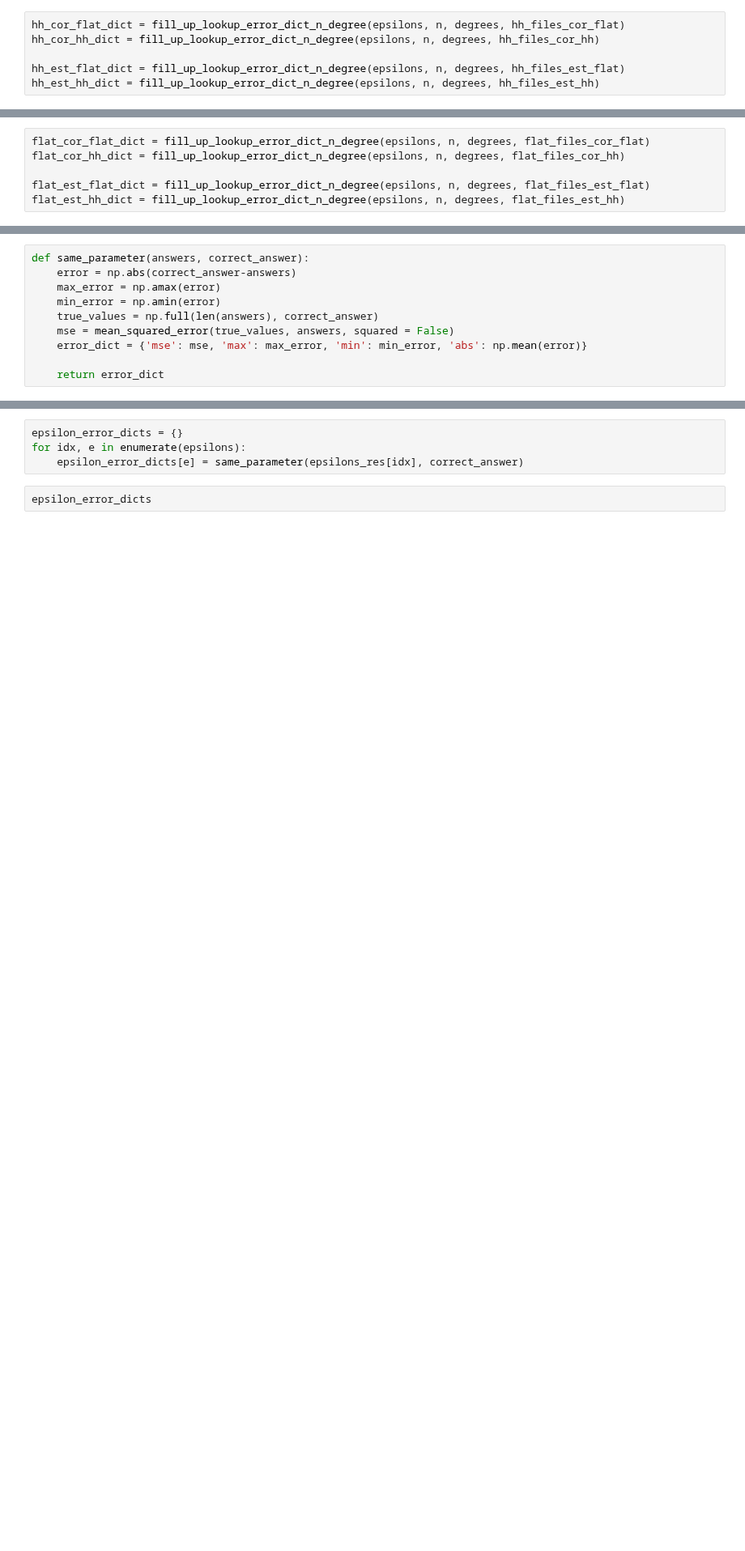
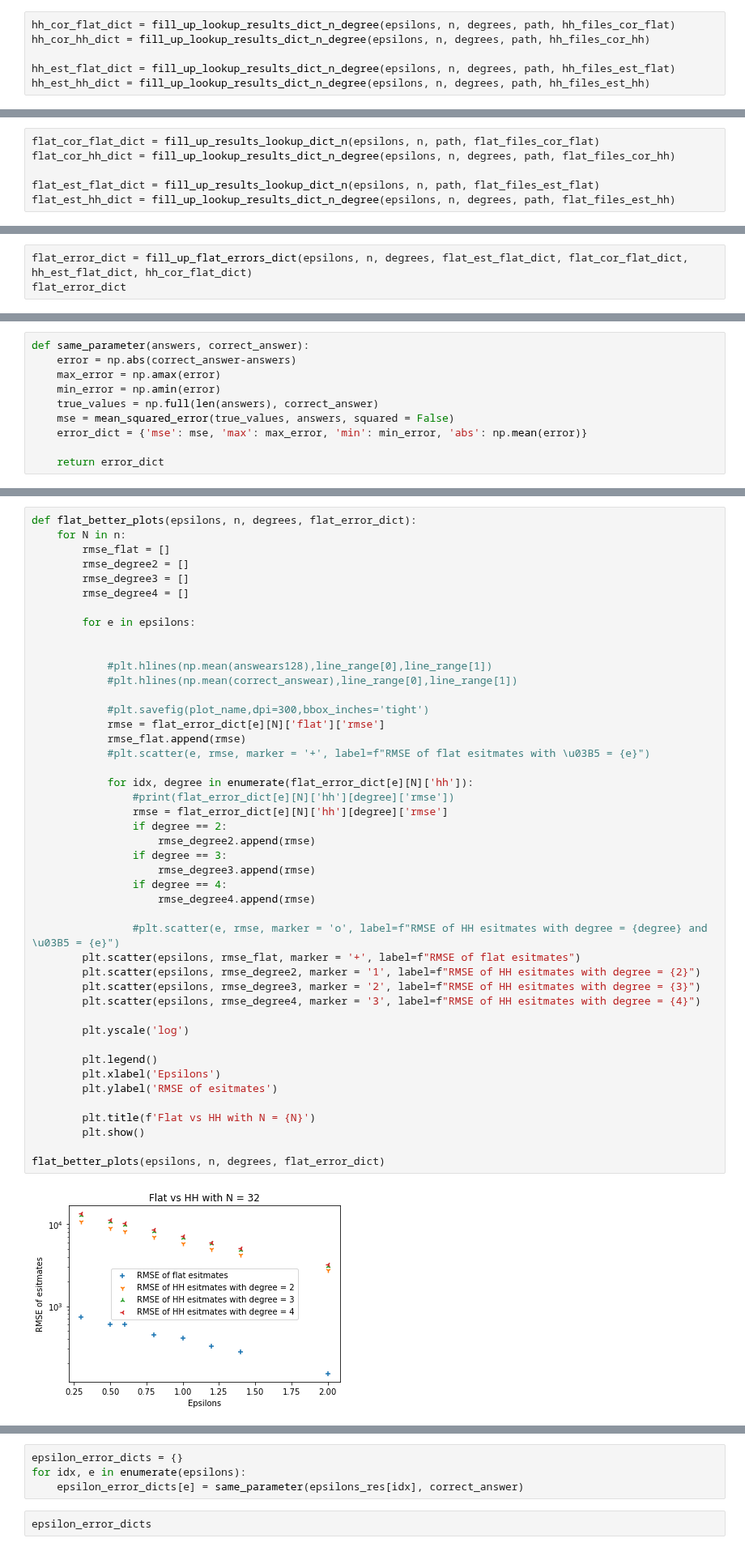
Before and after one commit to j-friis/Bachelors-Thesis, a Jupyter notebook: src/analysis_local_hh_vs_flat.ipynb, the cells around one changed output, grey strips where cells are left out. Shown at 81% size. Saved outputs shown, nothing was run; the diff lists cells and outputs as text; blank space fills up the shorter version.

Commit message:
Add plots

```diff
--- a/src/analysis_local_hh_vs_flat.ipynb
+++ b/src/analysis_local_hh_vs_flat.ipynb
@@ -128,7 +163,7 @@ hh_files_est_hh = hh_files_est[144+1:]
 # %%
-hh_cor_flat_dict = fill_up_lookup_error_dict_n_degree(epsilons, n, degrees, hh_files_cor_flat)
-hh_cor_hh_dict = fill_up_lookup_error_dict_n_degree(epsilons, n, degrees, hh_files_cor_hh)
+hh_cor_flat_dict = fill_up_lookup_results_dict_n_degree(epsilons, n, degrees, path, hh_files_cor_flat)
+hh_cor_hh_dict = fill_up_lookup_results_dict_n_degree(epsilons, n, degrees, path, hh_files_cor_hh)
 
-hh_est_flat_dict = fill_up_lookup_error_dict_n_degree(epsilons, n, degrees, hh_files_est_flat)
-hh_est_hh_dict = fill_up_lookup_error_dict_n_degree(epsilons, n, degrees, hh_files_est_hh)
+hh_est_flat_dict = fill_up_lookup_results_dict_n_degree(epsilons, n, degrees, path, hh_files_est_flat)
+hh_est_hh_dict = fill_up_lookup_results_dict_n_degree(epsilons, n, degrees, path, hh_files_est_hh)
 # %%
@@ -183,6 +195,6 @@ print(flat_files_est_hh)
 # %%
-flat_cor_flat_dict = fill_up_lookup_error_dict_n_degree(epsilons, n, degrees, flat_files_cor_flat)
-flat_cor_hh_dict = fill_up_lookup_error_dict_n_degree(epsilons, n, degrees, flat_files_cor_hh)
+flat_cor_flat_dict = fill_up_results_lookup_dict_n(epsilons, n, path, flat_files_cor_flat)
+flat_cor_hh_dict = fill_up_lookup_results_dict_n_degree(epsilons, n, degrees, path, flat_files_cor_hh)
 
-flat_est_flat_dict = fill_up_lookup_error_dict_n_degree(epsilons, n, degrees, flat_files_est_flat)
-flat_est_hh_dict = fill_up_lookup_error_dict_n_degree(epsilons, n, degrees, flat_files_est_hh)
+flat_est_flat_dict = fill_up_results_lookup_dict_n(epsilons, n, path, flat_files_est_flat)
+flat_est_hh_dict = fill_up_lookup_results_dict_n_degree(epsilons, n, degrees, path, flat_files_est_hh)
@@ -252,0 +307,3 @@ plt.plot()
+# %%
+flat_error_dict = fill_up_flat_errors_dict(epsilons, n, degrees, flat_est_flat_dict, flat_cor_flat_dict, hh_est_flat_dict, hh_cor_flat_dict)
+flat_error_dict
@@ -270,0 +365,47 @@ def same_parameter(answers, correct_answer):
+# %%
+def flat_better_plots(epsilons, n, degrees, flat_error_dict):
+    for N in n:
+        rmse_flat = []
+        rmse_degree2 = []
+        rmse_degree3 = []
+        rmse_degree4 = []
+
+        for e in epsilons:
+
+
+            #plt.hlines(np.mean(answears128),line_range[0],line_range[1])
+            #plt.hlines(np.mean(correct_answear),line_range[0],line_range[1])
+
+            #plt.savefig(plot_name,dpi=300,bbox_inches='tight')
+            rmse = flat_error_dict[e][N]['flat']['rmse']
+            rmse_flat.append(rmse)
+            #plt.scatter(e, rmse, marker = '+', label=f"RMSE of flat esitmates with \u03B5 = {e}")
+
+            for idx, degree in enumerate(flat_error_dict[e][N]['hh']):
+                #print(flat_error_dict[e][N]['hh'][degree]['rmse'])
+                rmse = flat_error_dict[e][N]['hh'][degree]['rmse']
+                if degree == 2:
+                    rmse_degree2.append(rmse)
+                if degree == 3:
+                    rmse_degree3.append(rmse)
+                if degree == 4:
+                    rmse_degree4.append(rmse)
+
+                #plt.scatter(e, rmse, marker = 'o', label=f"RMSE of HH esitmates with degree = {degree} and \u03B5 = {e}")
+        plt.scatter(epsilons, rmse_flat, marker = '+', label=f"RMSE of flat esitmates")
+        plt.scatter(epsilons, rmse_degree2, marker = '1', label=f"RMSE of HH esitmates with degree = {2}")
+        plt.scatter(epsilons, rmse_degree3, marker = '2', label=f"RMSE of HH esitmates with degree = {3}")
+        plt.scatter(epsilons, rmse_degree4, marker = '3', label=f"RMSE of HH esitmates with degree = {4}")
+
+        plt.yscale('log')
+
+        plt.legend()
+        plt.xlabel('Epsilons')
+        plt.ylabel('RMSE of esitmates')
+
+        plt.title(f'Flat vs HH with N = {N}')
+        plt.show()
+
+flat_better_plots(epsilons, n, degrees, flat_error_dict)
+# %% [output]
+[figure, added]
```
Also changed, not shown: parts of 25 cells of this notebook.
